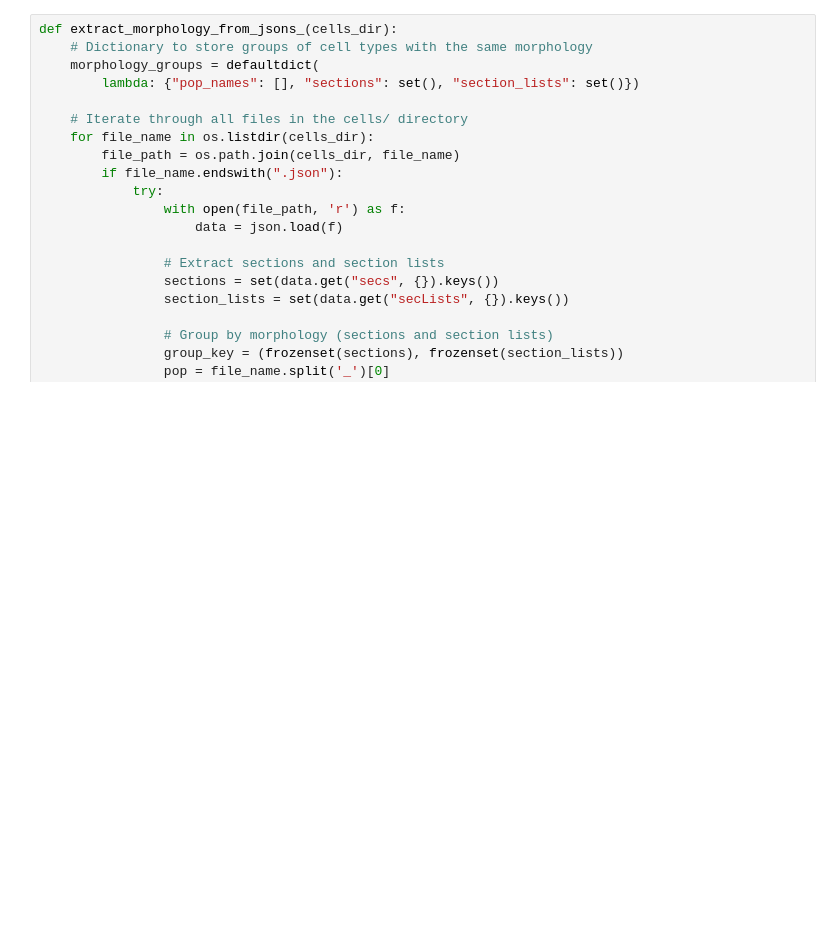
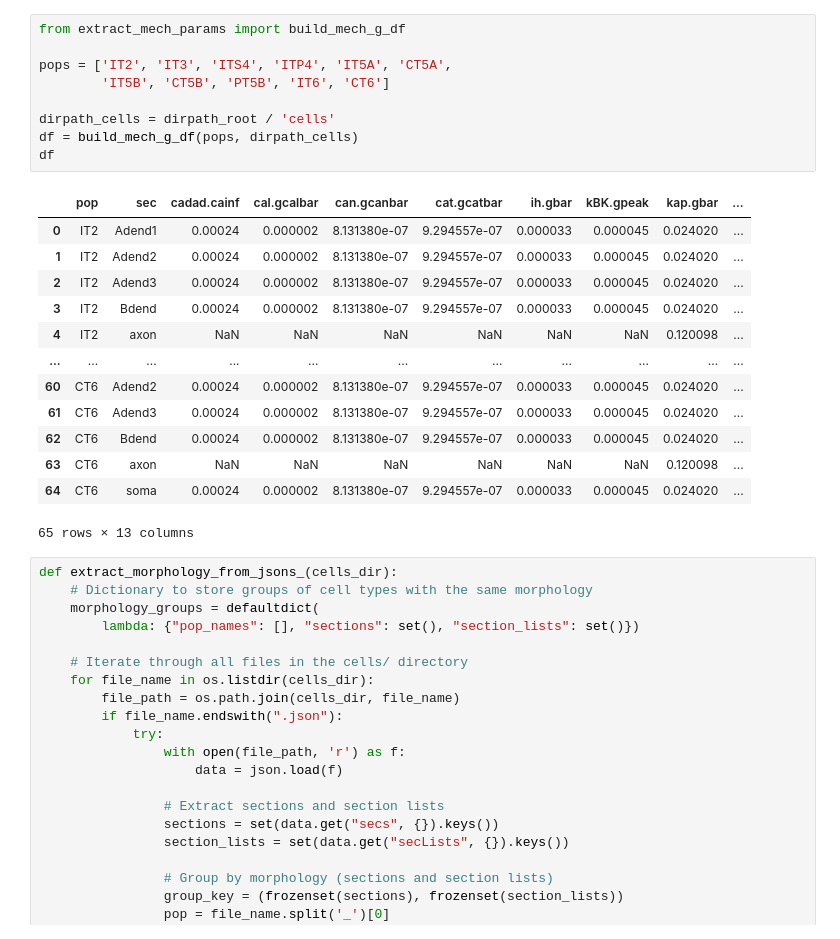
Before and after one commit to niknovikov19/A1-OUinp, a Jupyter notebook: analysis/model_utils/net_explore.ipynb, the cells around one changed output. Drawn from its saved outputs; the diff is of its cells as text; blank space fills up the shorter version.

```diff
--- a/analysis/model_utils/net_explore.ipynb
+++ b/analysis/model_utils/net_explore.ipynb
@@ -11,3 +18,26 @@ sys.path.append(str(dirpath_root))
+# %%
+from extract_mech_params import build_mech_g_df
+
+pops = ['IT2', 'IT3', 'ITS4', 'ITP4', 'IT5A', 'CT5A',
+        'IT5B', 'CT5B', 'PT5B', 'IT6', 'CT6']
+
+dirpath_cells = dirpath_root / 'cells'
+df = build_mech_g_df(pops, dirpath_cells)
+df
+# %% [output]
+|  | pop | sec | cadad.cainf | cal.gcalbar | can.gcanbar | cat.gcatbar | ih.gbar | kBK.gpeak | kap.gbar | ... |
+| 0 | IT2 | Adend1 | 0.00024 | 0.000002 | 8.131380e-07 | 9.294557e-07 | 0.000033 | 0.000045 | 0.024020 | ... |
+| 1 | IT2 | Adend2 | 0.00024 | 0.000002 | 8.131380e-07 | 9.294557e-07 | 0.000033 | 0.000045 | 0.024020 | ... |
+| 2 | IT2 | Adend3 | 0.00024 | 0.000002 | 8.131380e-07 | 9.294557e-07 | 0.000033 | 0.000045 | 0.024020 | ... |
+| 3 | IT2 | Bdend | 0.00024 | 0.000002 | 8.131380e-07 | 9.294557e-07 | 0.000033 | 0.000045 | 0.024020 | ... |
+| 4 | IT2 | axon | NaN | NaN | NaN | NaN | NaN | NaN | 0.120098 | ... |
+| ... | ... | ... | ... | ... | ... | ... | ... | ... | ... | ... |
+| 60 | CT6 | Adend2 | 0.00024 | 0.000002 | 8.131380e-07 | 9.294557e-07 | 0.000033 | 0.000045 | 0.024020 | ... |
+| 61 | CT6 | Adend3 | 0.00024 | 0.000002 | 8.131380e-07 | 9.294557e-07 | 0.000033 | 0.000045 | 0.024020 | ... |
+| 62 | CT6 | Bdend | 0.00024 | 0.000002 | 8.131380e-07 | 9.294557e-07 | 0.000033 | 0.000045 | 0.024020 | ... |
+| 63 | CT6 | axon | NaN | NaN | NaN | NaN | NaN | NaN | 0.120098 | ... |
+| 64 | CT6 | soma | 0.00024 | 0.000002 | 8.131380e-07 | 9.294557e-07 | 0.000033 | 0.000045 | 0.024020 | ... |
+65 rows × 13 columns
 # %%
 def extract_morphology_from_jsons_(cells_dir):
     # Dictionary to store groups of cell types with the same morphology
```
Also changed, not shown: parts of 1 cell of this notebook, 42 other files.
